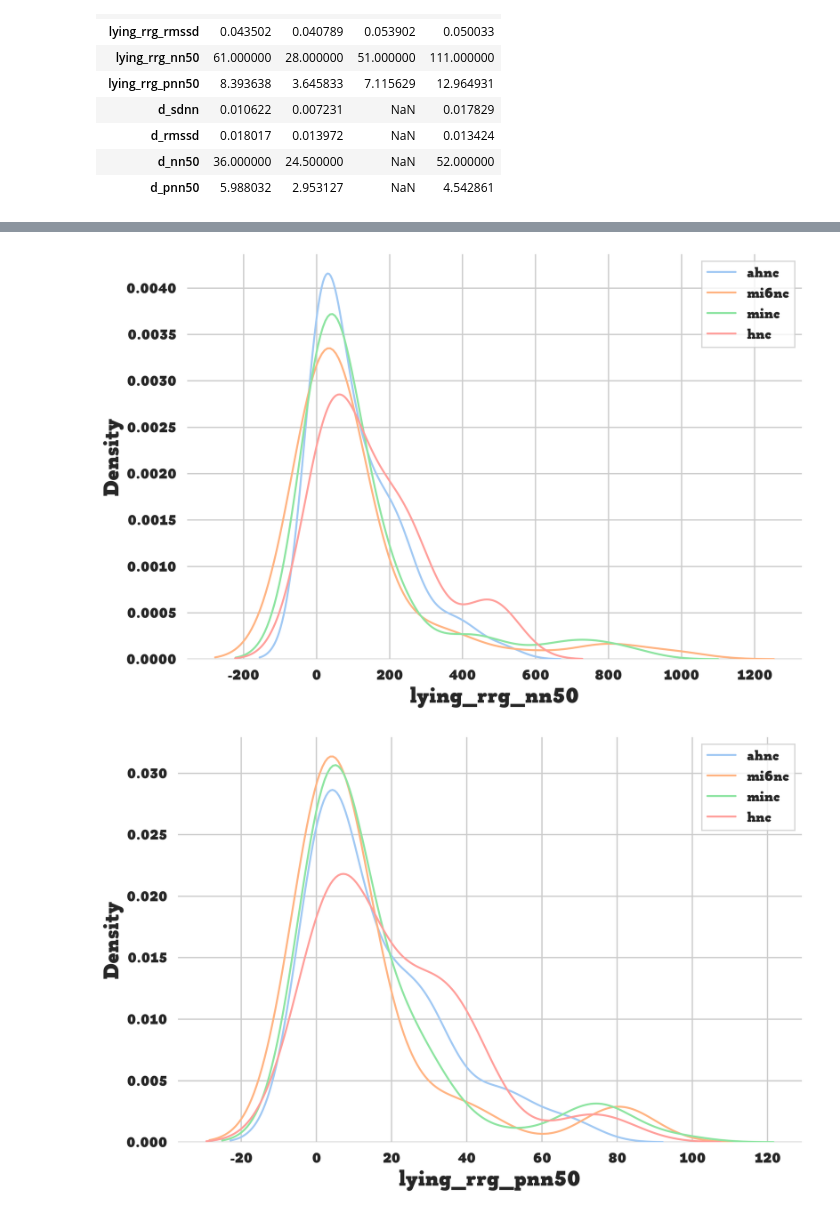
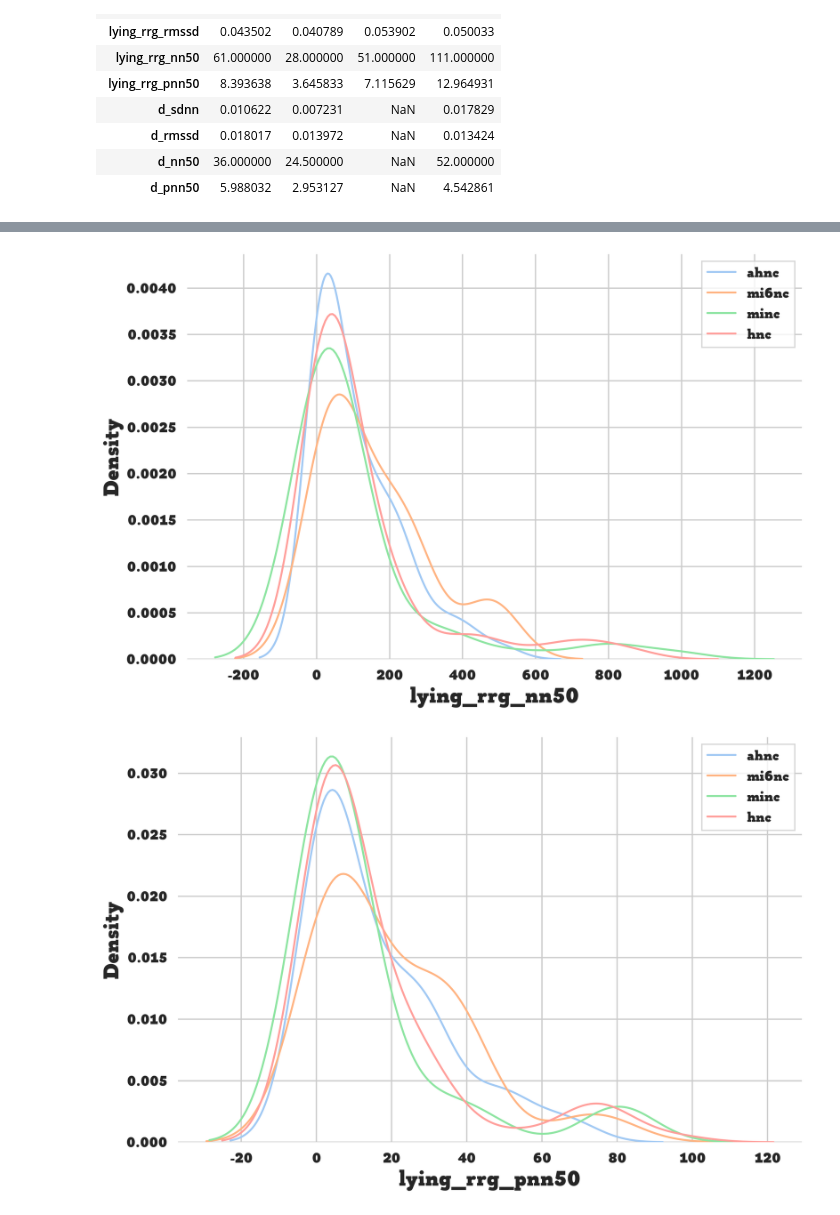
Before and after one commit to BestTeamEverRSV/bootcamp, a Jupyter notebook: Arseny/eda.ipynb, the cells around one changed output, grey strips where cells are left out. Saved outputs shown, nothing was run; the diff lists cells and outputs as text; code cells hidden in the pictures.

```diff
--- a/Arseny/eda.ipynb
+++ b/Arseny/eda.ipynb
@@ -105,10 +116,26 @@ hnc = pd.read_csv("healthy_new_cols.csv")
-# %%
-for i in [ahnc, mi6nc, minc, hnc]:
-    for j in [['stand_rrg_sdnn', 'lying_rrg_sdnn', 'd_sdnn'],
-              ['stand_rrg_rmssd', 'lying_rrg_rmssd', 'd_rmssd'],
-              ['stand_rrg_nn50', 'lying_rrg_nn50', 'd_nn50'],
-              ['stand_rrg_pnn50', 'lying_rrg_pnn50', 'd_pnn50']]:
-        i[j[2]] = dif_stand_lying(i, j)
+# %%
+ahnc = pd.read_csv('arterial_hypertension.csv')
+ahnc = calc_all_cells(ahnc, func)
+
+hnc = pd.read_csv('healthy.csv')
+hnc = calc_all_cells(hnc, func)
+
+mi6nc = pd.read_csv('myocardial_infarction_6mo.csv')
+mi6nc = calc_all_cells(mi6nc, func)
+
+minc = pd.read_csv('myocardial_infarction.csv')
+minc = calc_all_cells(minc, func)
+datas = [ahnc, hnc, mi6nc, minc]
+for i in datas:
+    for j in [['stand_rrg_sdnn', 'lying_rrg_sdnn', 'd_sdnn'],
+              ['stand_rrg_rmssd', 'lying_rrg_rmssd', 'd_rmssd'],
+              ['stand_rrg_nn50', 'lying_rrg_nn50', 'd_nn50'],
+              ['stand_rrg_pnn50', 'lying_rrg_pnn50', 'd_pnn50']]:
+        i[j[2]] = dif_stand_lying(i, j)
+# ahnc.to_csv('arterial_hypertension_new_cols.csv')
+# hnc.to_csv('healthy_new_cols.csv')
+# mi6nc.to_csv('myocardial_infarction_6mo_new_cols.csv')
+# minc.to_csv('myocardial_infarction_new_cols.csv')
 # %%
 median_df = pd.DataFrame(
     {
@@ -136,5 +163,5 @@ median_df
 | d_pnn50 | 5.988032 | 2.953127 | NaN | 4.542861 |
 # %%
 for i in cols:
-    make_kde([ahnc, mi6nc, minc, hnc], ["ahnc", "mi6nc", "minc", "hnc"], i)
+    make_kde(datas, ["ahnc", "mi6nc", "minc", "hnc"], i)
 # %% [output]
@@ -147,2 +174,2 @@ for i in cols:
-[figure, old version]
+[figure, new version]
-[figure, old version]
+[figure, new version]
```
Also changed, not shown: parts of 6 cells of this notebook, 5 other files.
